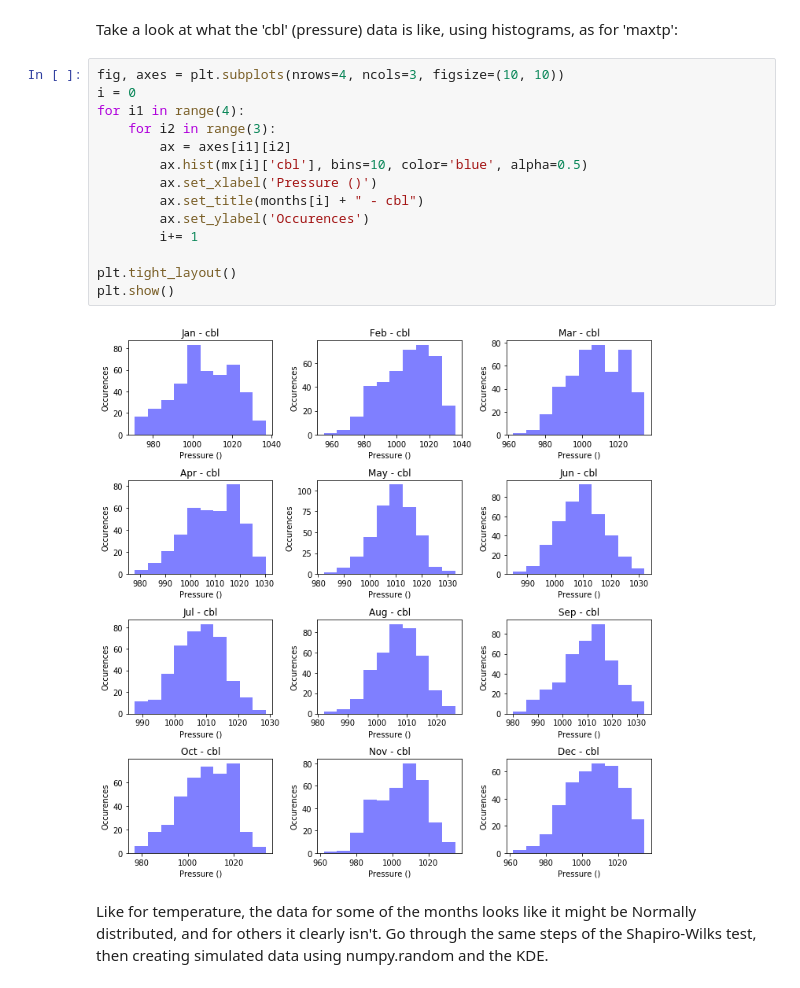
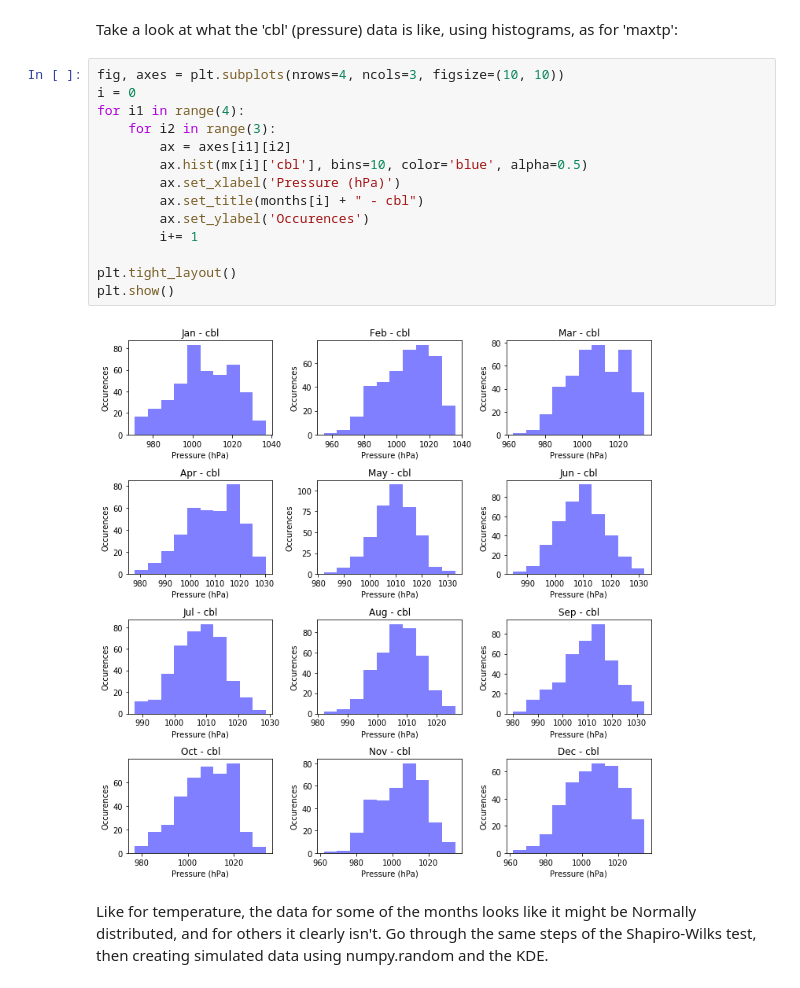
Before and after one commit to NigelSlack/PDA-Project, a Jupyter notebook: JN Phoenix Park weather simulation.ipynb, the cells around one changed output. Cells and saved outputs as stored; diff of their text form.

```diff
--- a/JN Phoenix Park weather simulation.ipynb
+++ b/JN Phoenix Park weather simulation.ipynb
@@ -262,19 +259,19 @@ Take a look at what the 'cbl' (pressure) data is like, using histograms, as for
 # %%
 fig, axes = plt.subplots(nrows=4, ncols=3, figsize=(10, 10))
 i = 0
 for i1 in range(4):
     for i2 in range(3):
         ax = axes[i1][i2]
         ax.hist(mx[i]['cbl'], bins=10, color='blue', alpha=0.5)
-        ax.set_xlabel('Pressure ()')
+        ax.set_xlabel('Pressure (hPa)')
         ax.set_title(months[i] + " - cbl")
         ax.set_ylabel('Occurences')
         i+= 1
 
 plt.tight_layout()
 plt.show()
 # %% [output]
-[figure, old version]
+[figure, new version]
 # %% [markdown]
 Like for temperature, the data for some of the months looks like it might be Normally distributed, and for others it clearly isn't. Go through the same steps of the Shapiro-Wilks test, then creating simulated data using numpy.random and the KDE.
 # %%
```
Also changed, not shown: parts of 26 cells of this notebook.
